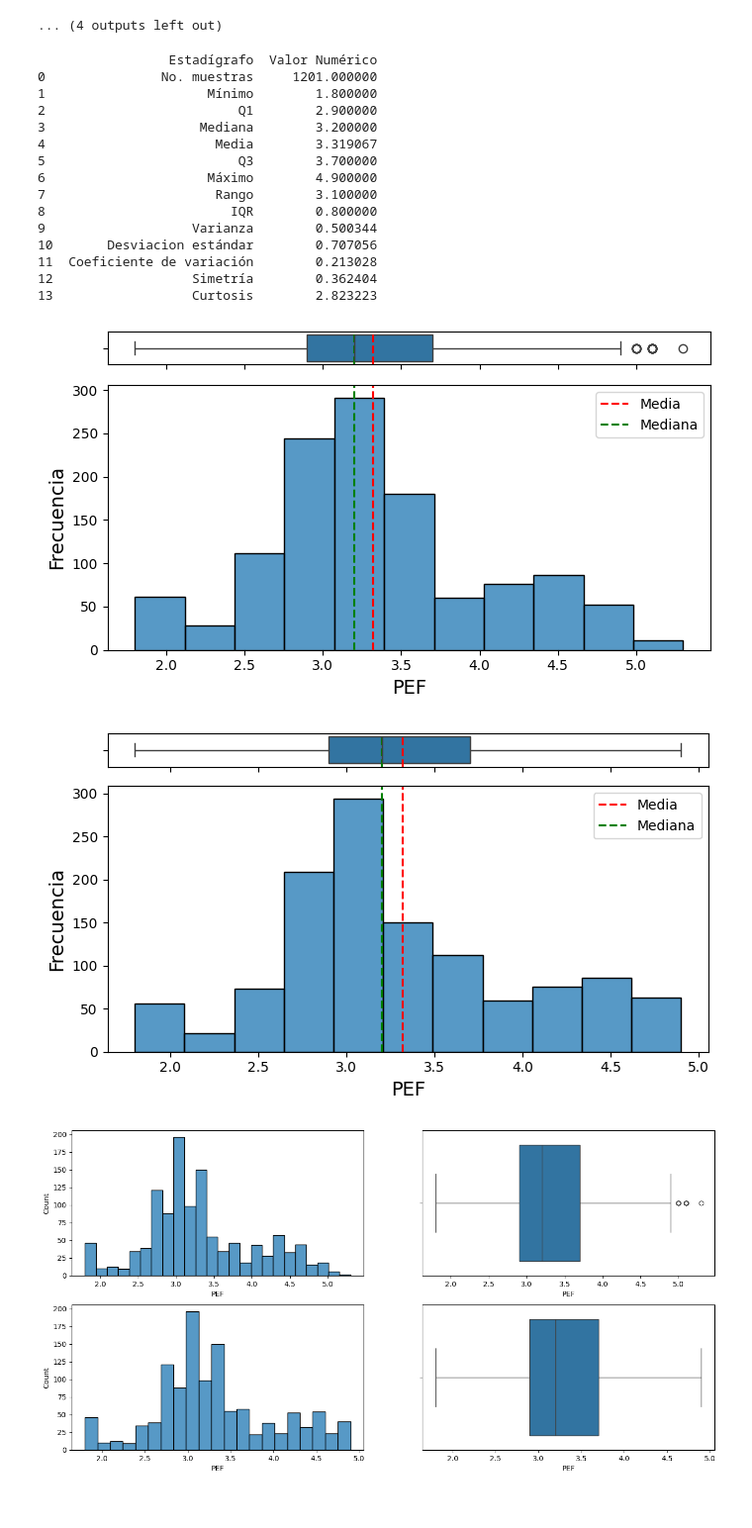
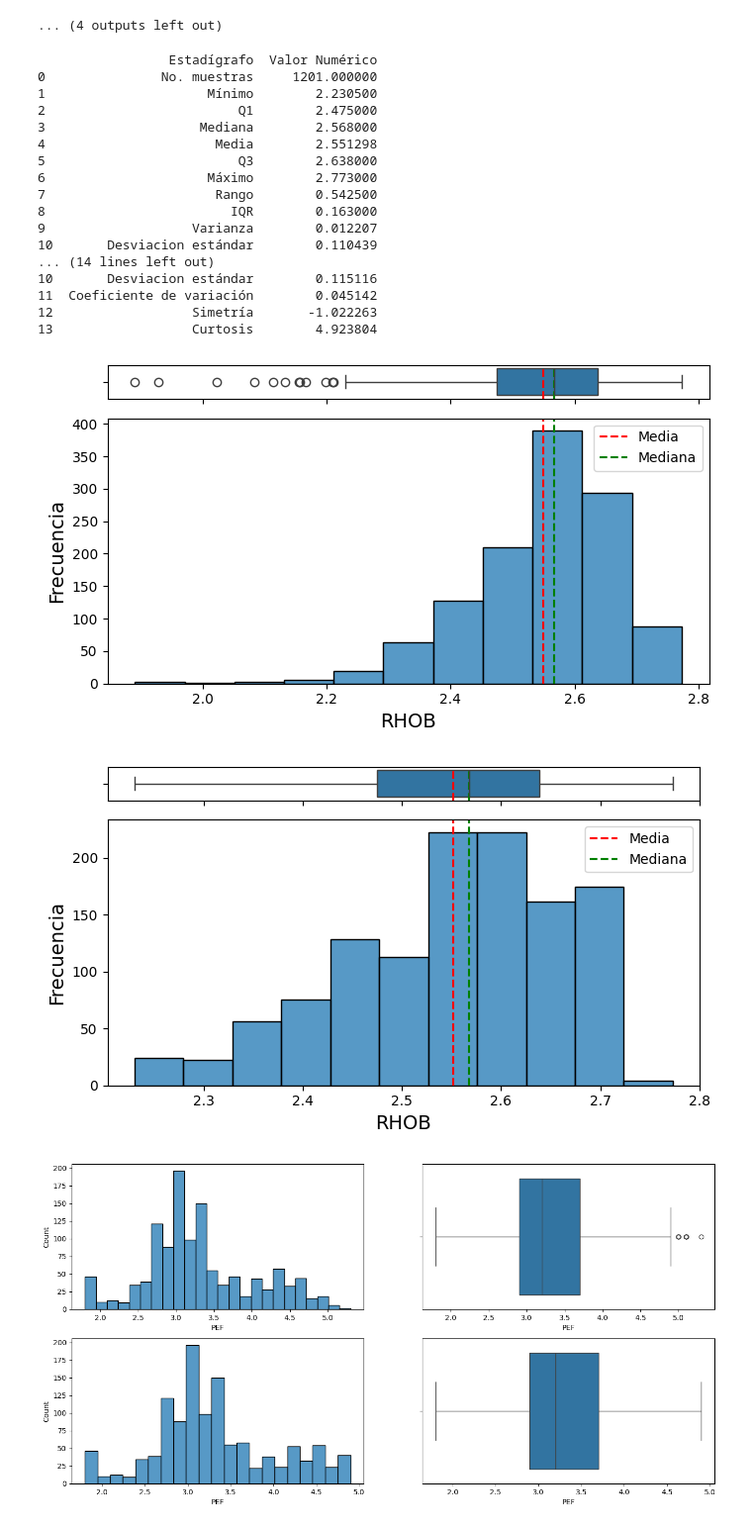
Before and after one commit to smoralesc91/DataScience2024, a Jupyter notebook: T1_mod_ver1.ipynb, the cells around one changed output. Shown at 99% size. Drawn from its saved outputs; the diff is of its cells as text; code cells hidden in the pictures.

```diff
--- a/T1_mod_ver1.ipynb
+++ b/T1_mod_ver1.ipynb
@@ -379,31 +379,32 @@ def outliers_iqr(data, rgp):
   plot_boxplot_histogram(data[rgp])
   plot_boxplot_histogram(new_data_cap[rgp])
 
-  estadigrafos = estadistica_basica(new_data_cap[rgp])
-
-  return new_data_cap, estadigrafos
+  return new_data_cap
 # %%
-new_data_outliers, estadigrafos_outliers = outliers_iqr(data, rgp='PEF')
+new_data_outliers = outliers_iqr(data, rgp='RHOB')
 
-print(estadigrafos_outliers)
+print(estadistica_basica(new_data_outliers['RHOB']))
+print(estadistica_basica(data['RHOB']))
 # %% [output]
                  Estadígrafo  Valor Numérico
 0               No. muestras     1201.000000
-1                     Mínimo        1.800000
-2                         Q1        2.900000
-3                    Mediana        3.200000
-4                      Media        3.319067
-5                         Q3        3.700000
-6                     Máximo        4.900000
-7                      Rango        3.100000
-8                        IQR        0.800000
-9                   Varianza        0.500344
-10       Desviacion estándar        0.707056
-11  Coeficiente de variación        0.213028
-12                  Simetría        0.362404
-13                  Curtosis        2.823223
+1                     Mínimo        2.230500
+2                         Q1        2.475000
+3                    Mediana        2.568000
+4                      Media        2.551298
+5                         Q3        2.638000
+6                     Máximo        2.773000
+7                      Rango        0.542500
+8                        IQR        0.163000
+9                   Varianza        0.012207
+10       Desviacion estándar        0.110439
+... (14 lines left out)
+10       Desviacion estándar        0.115116
+11  Coeficiente de variación        0.045142
+12                  Simetría       -1.022263
+13                  Curtosis        4.923804
-[figure, old version]
+[figure, new version]
-[figure, old version]
+[figure, new version]
 # %%
 rgp = 'PEF'
 #sns.boxplot(data[rgp], orient='h')
```
